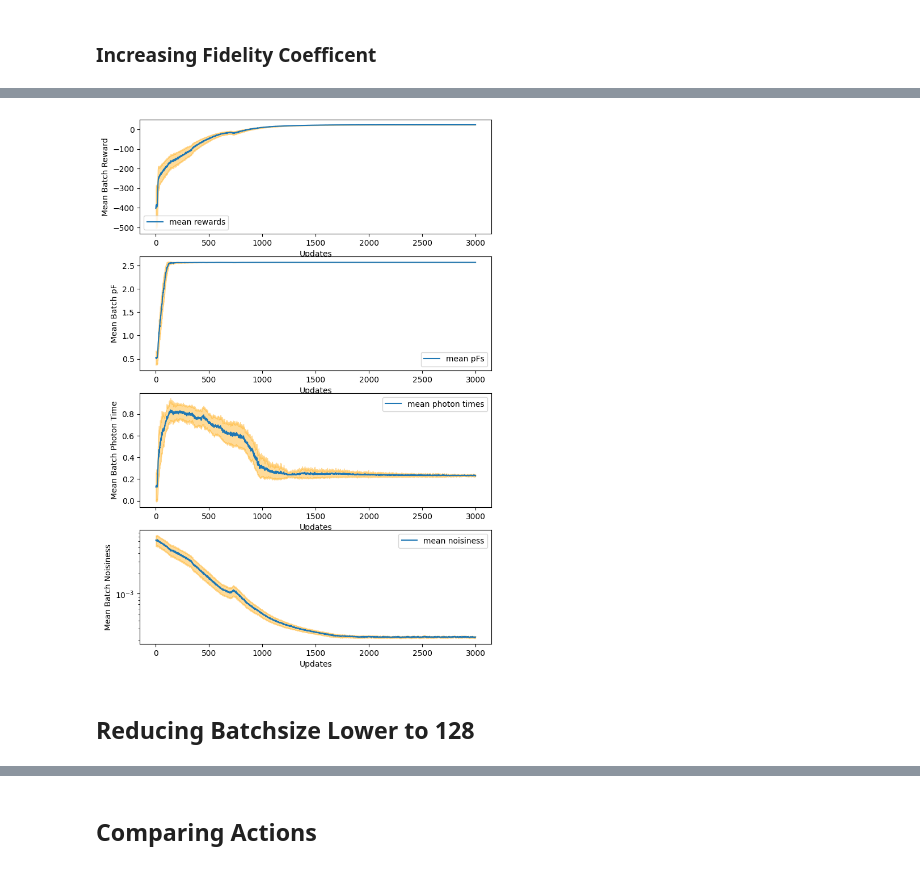
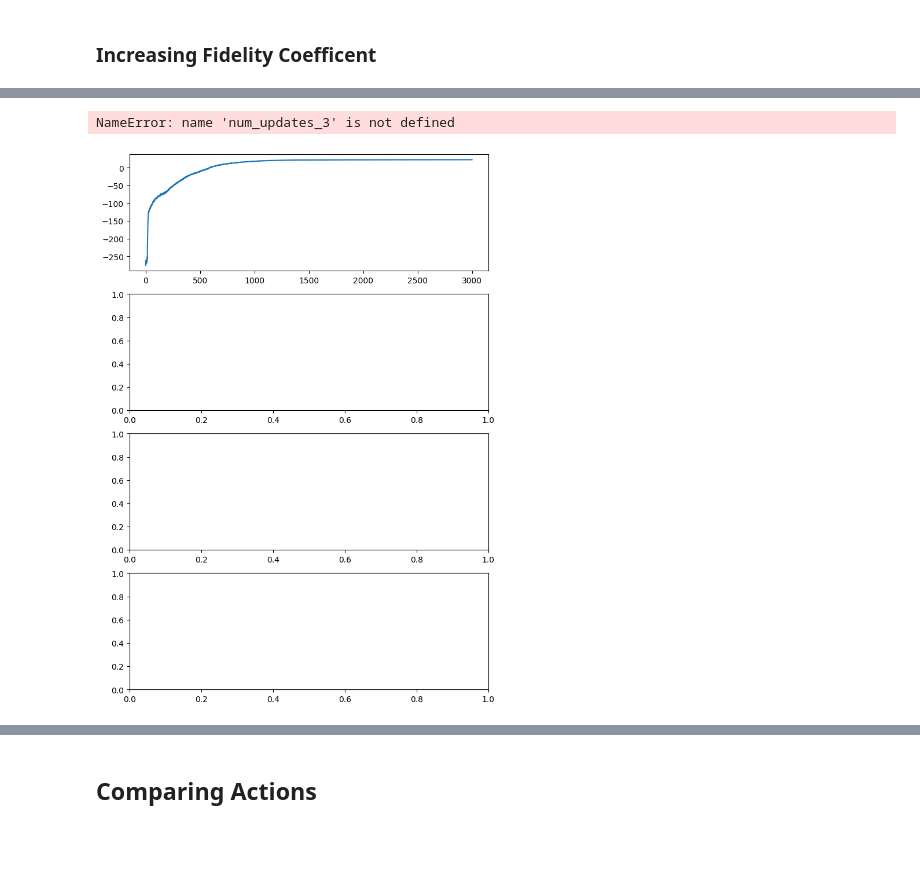
Before and after one commit to AnikenC/ReadoutWithRL, a Jupyter notebook: readoutWithRL/MLControl/ppo_learning.ipynb, the cells around one changed output, grey strips where cells are left out. Cells and saved outputs as stored; diff of their text form; code cells hidden in the pictures; blank space fills up the shorter version.

```diff
--- a/readoutWithRL/MLControl/ppo_learning.ipynb
+++ b/readoutWithRL/MLControl/ppo_learning.ipynb
@@ -278,13 +278,13 @@ plt.show()
 # %%
-num_envs_2 = 256
+num_updates_2 = 5000
 
 config_2 = {
     "LR": 3e-4,
-    "NUM_ENVS": num_envs_2,
+    "NUM_ENVS": num_envs,
     "NUM_STEPS": 1,
     "NUM_UPDATES": num_updates,
     "UPDATE_EPOCHS": 4,
-    "NUM_MINIBATCHES": int(num_envs_2 / 64),
+    "NUM_MINIBATCHES": int(num_envs / 64),
     "CLIP_EPS": 0.2,
     "VALUE_CLIP_EPS": 0.2,
     "ENT_COEF": 0.0,
@@ -347,56 +349,55 @@ time taken: 204.62860679626465
 # %%
 # Extracting Results
 
-metrics_low = single_result_low["metrics"]
+metrics_smo = single_result_smo["metrics"]
 
-rewards_low = metrics_low["reward"]
-max_pFs_low = metrics_low["max pF"]
-max_photons_low = metrics_low["max photon"]
-photon_times_low = metrics_low["photon time"]
-smoothnesses_low = metrics_low["smoothness"]
-actions_low = metrics_low["action"]
+rewards_smo = metrics_smo["reward"]
+max_pFs_smo = metrics_smo["max pF"]
+max_photons_smo = metrics_smo["max photon"]
+photon_times_smo = metrics_smo["photon time"]
+smoothnesses_smo = metrics_smo["smoothness"]
+actions_smo = metrics_smo["action"]
 # %%
-mean_rewards_low = jnp.mean(rewards_low, axis=-1)
-std_rewards_low = jnp.std(rewards_low, axis=-1)
+mean_rewards_smo = jnp.mean(rewards_smo, axis=-1)
+std_rewards_smo = jnp.std(rewards_smo, axis=-1)
 
-mean_pFs_low = jnp.mean(max_pFs_low, axis=-1)
-std_pFs_low = jnp.std(max_pFs_low, axis=-1)
+mean_pFs_smo = jnp.mean(max_pFs_smo, axis=-1)
+std_pFs_smo = jnp.std(max_pFs_smo, axis=-1)
 
-mean_times_low = jnp.mean(photon_times_low, axis=-1)
-std_times_low = jnp.std(photon_times_low, axis=-1)
+mean_times_smo = jnp.mean(photon_times_smo, axis=-1)
+std_times_smo = jnp.std(photon_times_smo, axis=-1)
 
-mean_smoothnesses_low = jnp.mean(smoothnesses_low, axis=-1)
-std_smoothnesses_low = jnp.std(smoothnesses_low, axis=-1)
+mean_smoothnesses_smo = jnp.mean(smoothnesses_smo, axis=-1)
+std_smoothnesses_smo = jnp.std(smoothnesses_smo, axis=-1)
 
 fig, ax = plt.subplots(4, figsize=(8.0, 12.0))
 
-ax[0].plot(mean_rewards_low, label='mean rewards')
-ax[0].fill_between(jnp.arange(num_updates), mean_rewards_low - std_rewards_low, mean_rewards_low + std_rewards_low, color='orange', alpha=0.4)
+ax[0].plot(mean_rewards_smo, label='mean rewards')
+ax[0].fill_between(jnp.arange(num_updates_3), mean_rewards_smo - std_rewards_smo, mean_rewards_smo + std_rewards_smo, color='orange', alpha=0.4)
 ax[0].set_xlabel('Updates')
 ax[0].set_ylabel('Mean Batch Reward')
 ax[0].legend()
 
-ax[1].plot(mean_pFs_low, label='mean pFs')
-ax[1].fill_between(jnp.arange(num_updates), mean_pFs_low - std_pFs_low, mean_pFs_low + std_pFs_low, color='orange', alpha=0.4)
+ax[1].plot(mean_pFs_smo, label='mean pFs')
+ax[1].fill_between(jnp.arange(num_updates_3), mean_pFs_smo - std_pFs_smo, mean_pFs_smo + std_pFs_smo, color='orange', alpha=0.4)
 ax[1].set_xlabel('Updates')
 ax[1].set_ylabel('Mean Batch pF')
 ax[1].legend()
 
-ax[2].plot(mean_times_low, label='mean photon times')
-ax[2].fill_between(jnp.arange(num_updates), mean_times_low - std_times_low, mean_times_low + std_times_low, color='orange', alpha=0.4)
+ax[2].plot(mean_times_smo, label='mean photon times')
+ax[2].fill_between(jnp.arange(num_updates_3), mean_times_smo - std_times_smo, mean_times_smo + std_times_smo, color='orange', alpha=0.4)
 ax[2].set_xlabel('Updates')
 ax[2].set_ylabel('Mean Batch Photon Time')
 ax[2].legend()
 
-ax[3].plot(mean_smoothnesses_low, label='mean noisiness')
-ax[3].fill_between(jnp.arange(num_updates), mean_smoothnesses_low - std_smoothnesses_low, mean_smoothnesses_low + std_smoothnesses_low, color='orange', alpha=0.4)
+ax[3].plot(mean_smoothnesses_smo, label='mean noisiness')
+ax[3].fill_between(jnp.arange(num_updates_3), mean_smoothnesses_smo - std_smoothnesses_smo, mean_smoothnesses_smo + std_smoothnesses_smo, color='orange', alpha=0.4)
 ax[3].set_xlabel('Updates')
 ax[3].set_ylabel('Mean Batch Noisiness')
 ax[3].set_yscale('log')
 ax[3].legend()
 
 plt.show()
 # %% [output]
+NameError: name 'num_updates_3' is not defined
-[figure, old version]
+[figure, new version]
-# %% [markdown]
-## Reducing Batchsize Lower to 128
```
Also changed, not shown: parts of 12 cells of this notebook.
